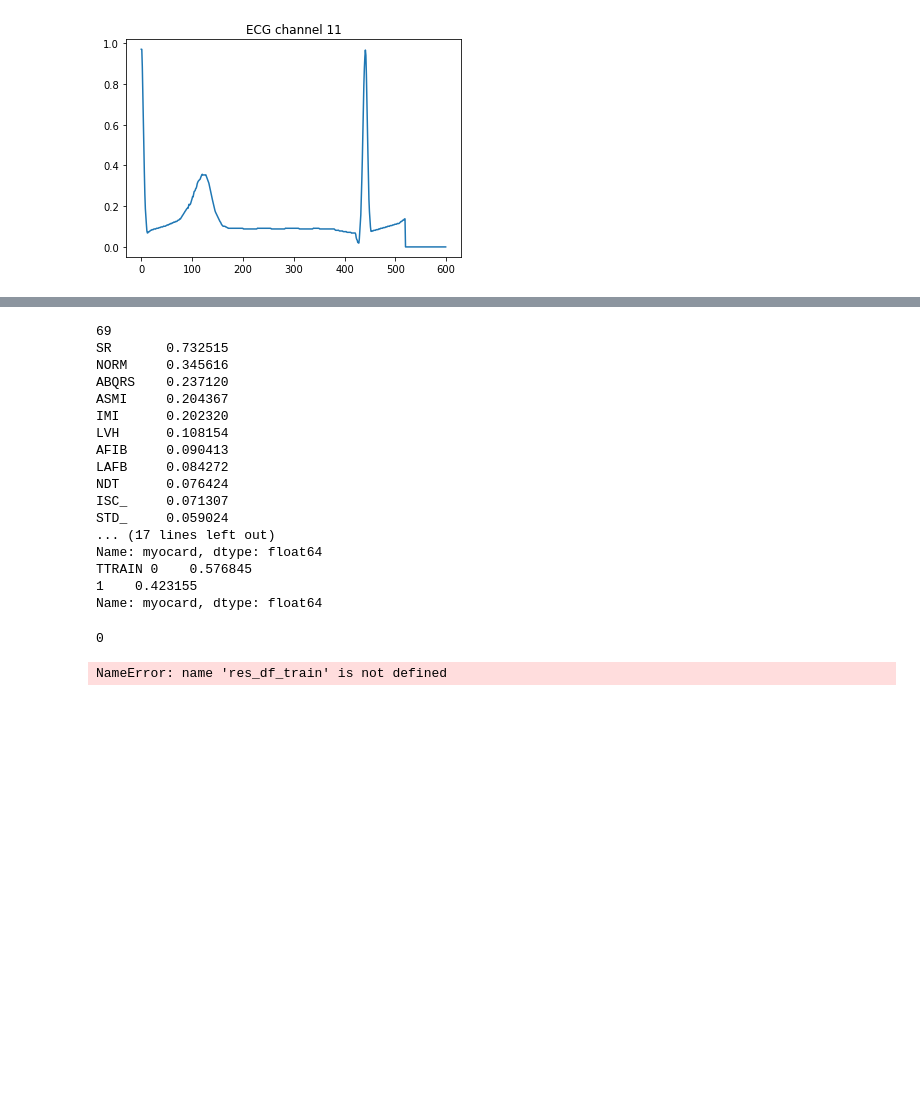
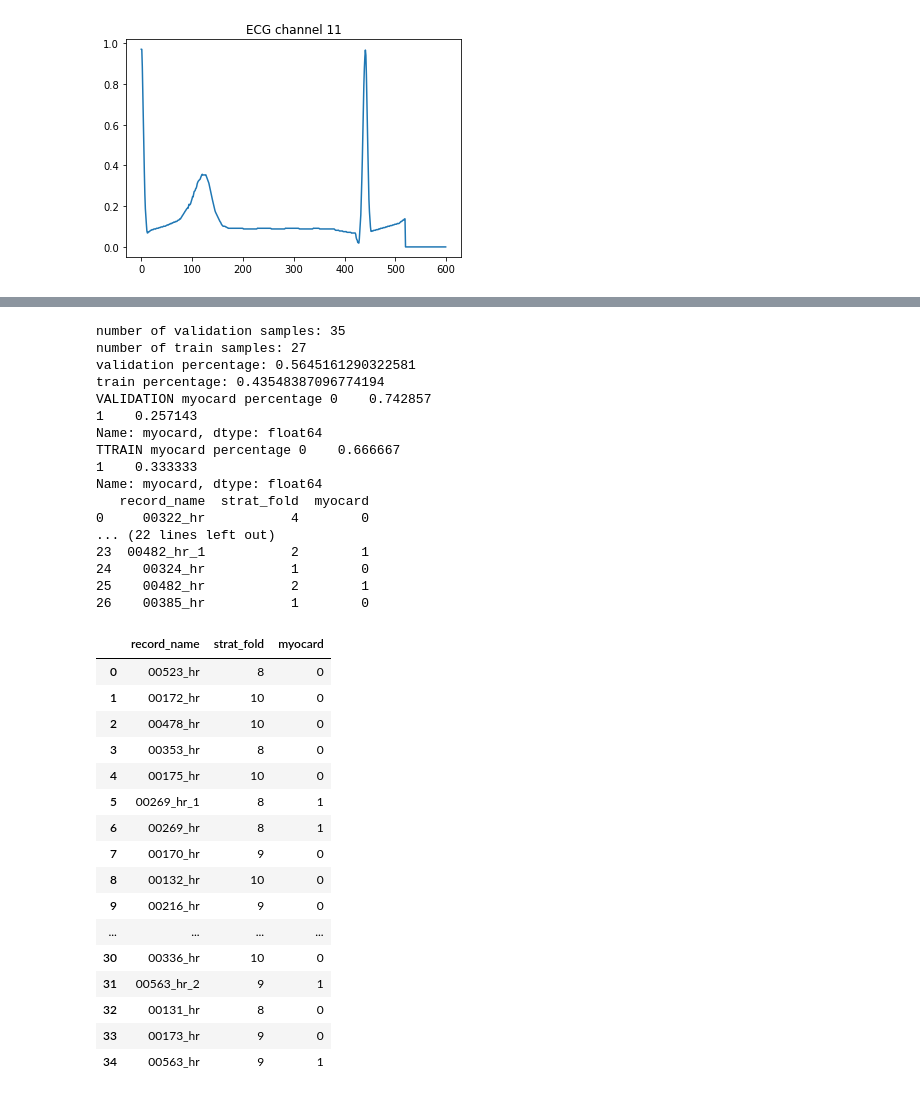
Before and after one commit to boldirev-as/AIIJC-medtech23, a Jupyter notebook: transforming.ipynb, the cells around one changed output, grey strips where cells are left out. Cells and saved outputs as stored; diff of their text form; code cells hidden in the pictures; blank space fills up the shorter version.

```diff
--- a/transforming.ipynb
+++ b/transforming.ipynb
@@ -323,29 +286,4 @@ array([[[-2.90684402e-04,  1.05583714e-02,  1.35505002e-03, ...,
 # %%
-transformator = Transformator(args={'prefix':'./train/', 'segment_num':1}, is_train=True)
-transformator.run_pipeline(pipeline, df)
+transformator = Transformator(args={}, is_train=True)
+pipeline_ecg = Pipeline_CWT_CNN(prefix="./train/", segment_num=2)
+pipeline_func = pipeline_ecg.run_pipeline
-# %% [output]
-69
-SR       0.732515
-NORM     0.345616
-ABQRS    0.237120
-ASMI     0.204367
-IMI      0.202320
-LVH      0.108154
-AFIB     0.090413
-LAFB     0.084272
-NDT      0.076424
-ISC_     0.071307
-STD_     0.059024
-... (17 lines left out)
-Name: myocard, dtype: float64
-TTRAIN 0    0.576845
-1    0.423155
-Name: myocard, dtype: float64
-# %%
-df[df['record_name']=="00009_hr"]["myocard"].values[0]
-# %% [output]
-0
-# %%
-res_df_train['correct_transformation'].value_counts()
-# %% [output]
-NameError: name 'res_df_train' is not defined
@@ -353,0 +290,41 @@ res_df_test['correct_transformation'].value_counts()
+# %%
+transformator.check_correctnes(df, pipeline_func)
+test_train_annotations = pd.read_csv("train_annotations.csv")
+test_val_annotations = pd.read_csv("val_annotations.csv")
+print(test_train_annotations)
+test_val_annotations
+# %% [output]
+number of validation samples: 35
+number of train samples: 27
+validation percentage: 0.5645161290322581
+train percentage: 0.43548387096774194
+VALIDATION myocard percentage 0    0.742857
+1    0.257143
+Name: myocard, dtype: float64
+TTRAIN myocard percentage 0    0.666667
+1    0.333333
+Name: myocard, dtype: float64
+   record_name  strat_fold  myocard
+0     00322_hr           4        0
+... (22 lines left out)
+23  00482_hr_1           2        1
+24    00324_hr           1        0
+25    00482_hr           2        1
+26    00385_hr           1        0
+|  | record_name | strat_fold | myocard |
+| 0 | 00523_hr | 8 | 0 |
+| 1 | 00172_hr | 10 | 0 |
+| 2 | 00478_hr | 10 | 0 |
+| 3 | 00353_hr | 8 | 0 |
+| 4 | 00175_hr | 10 | 0 |
+| 5 | 00269_hr_1 | 8 | 1 |
+| 6 | 00269_hr | 8 | 1 |
+| 7 | 00170_hr | 9 | 0 |
+| 8 | 00132_hr | 10 | 0 |
+| 9 | 00216_hr | 9 | 0 |
+| ... | ... | ... | ... |
+| 30 | 00336_hr | 10 | 0 |
+| 31 | 00563_hr_2 | 9 | 1 |
+| 32 | 00131_hr | 8 | 0 |
+| 33 | 00173_hr | 9 | 0 |
+| 34 | 00563_hr | 9 | 1 |
```
Also changed, not shown: parts of 7 cells of this notebook, 2 other files.
